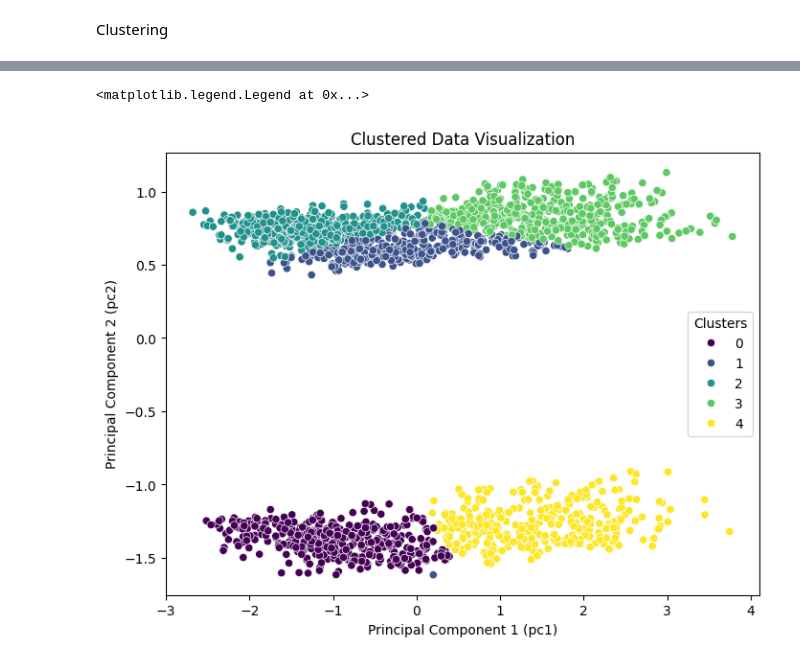
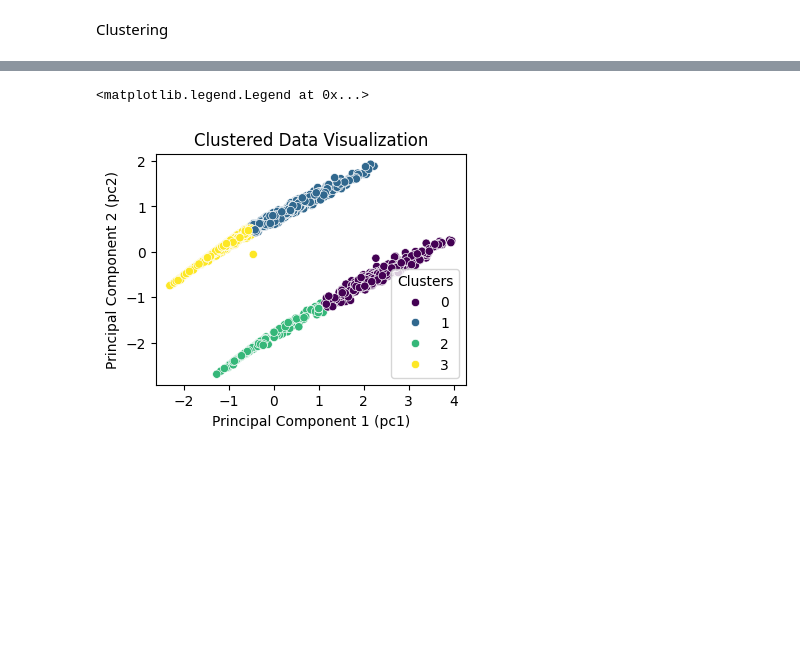
Before and after one commit to Alex-Riadi/iFood-CRM-Case, a Jupyter notebook: ifood_df.ipynb, the cells around one changed output, grey strips where cells are left out. Saved outputs shown, nothing was run; the diff lists cells and outputs as text; code cells hidden in the pictures; blank space fills up the shorter version.

```diff
--- a/ifood_df.ipynb
+++ b/ifood_df.ipynb
@@ -68,0 +150,11 @@ df[convert] = df[convert].astype('int64')
+# %%
+def get_children(row):
+    if row['Kidhome'] >=1:
+        return 1
+    elif row['Teenhome'] >= 1:
+        return 1
+    else:
+        return 0
+df['Children'] = df.apply(get_children, axis=1)
+
+df.drop(columns=['Kidhome','Teenhome'], inplace=True)
@@ -332,7 +292,0 @@ plt.show()
-# %%
-def get_spender(row):
-    if row['MntTotal'] >= 750 :
-        return True
-    else:
-        return False
-df['high_spender'] = df.apply(get_spender, axis=1)
@@ -421,16 +295,7 @@ cols_mnt = ['MntTotal', 'MntRegularProds','MntWines', 'MntFruits', 'MntMeatProdu
-# %%
-def get_relationship(row):
-    if row['marital_Married'] ==1:
-        return 1
-    elif row['marital_Together'] == 1:
-        return 1
-    else:
-        return 0
-df['In_relationship'] = df.apply(get_relationship, axis=1)
 # %%
+#Standardize variable for clustering
 scaler = StandardScaler()
-cols_for_clustering = ['Income', 'MntTotal','In_relationship','Age']
+cols_for_clustering = ['Income','MntTotal','Children']
 
 data_scaled = df.copy()
 data_scaled[cols_for_clustering] = scaler.fit_transform(df[cols_for_clustering])
-data_scaled[cols_for_clustering].describe()
@@ -488,11 +342,17 @@ data_scaled['Cluster'] = model.predict(data_scaled[cols_for_clustering])
 # %%
-plt.figure(figsize=(8, 6))
+#show PCA
+
+model = KMeans(n_clusters=4, random_state = 7)
+model.fit(data_scaled[cols_for_clustering])
+data_scaled['Cluster'] = model.predict(data_scaled[cols_for_clustering])
+
+plt.figure(figsize=(4, 3))
 sns.scatterplot(x='pc1', y='pc2', data=data_scaled, hue='Cluster', palette='viridis')
 plt.title('Clustered Data Visualization')
 plt.xlabel('Principal Component 1 (pc1)')
 plt.ylabel('Principal Component 2 (pc2)')
 plt.legend(title='Clusters')
 # %% [output]
 <matplotlib.legend.Legend at 0x...>
-[figure, old version]
+[figure, new version]
 # %%
```
Also changed, not shown: parts of 54 cells of this notebook.
